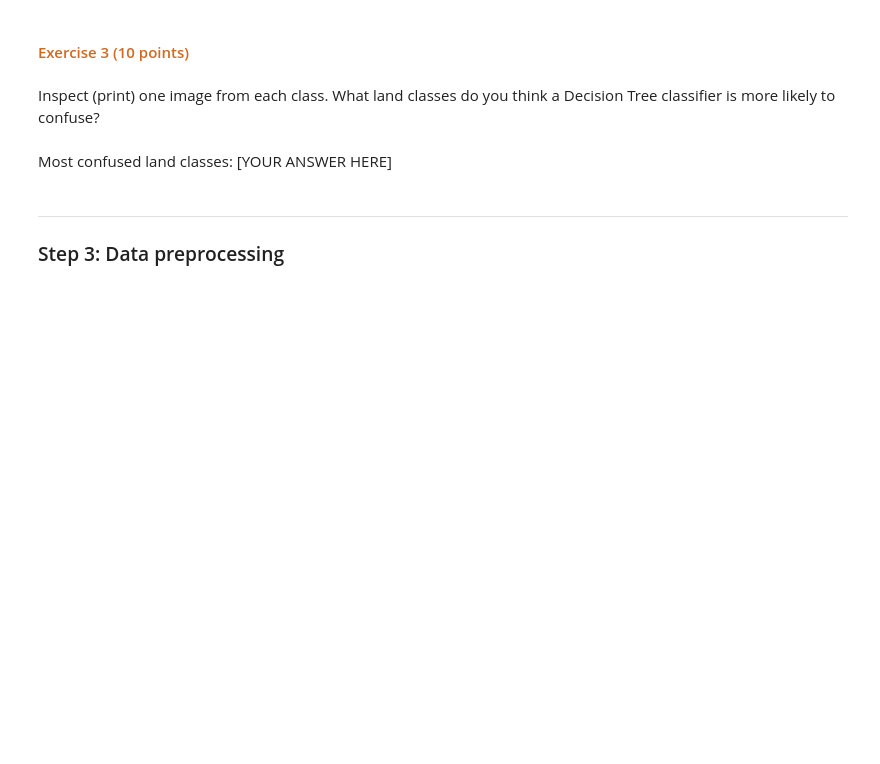
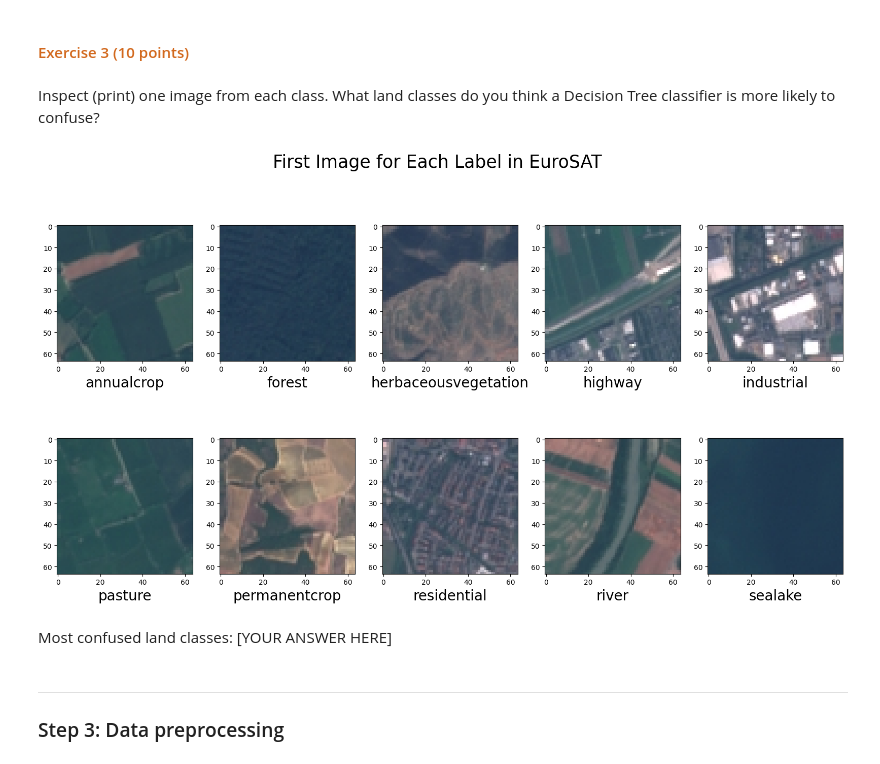
Before and after one commit to dabingougou/207, a Jupyter notebook: week_7/07 Decision Forests.ipynb, the cells around one changed output. Cells and saved outputs as stored; diff of their text form; code cells hidden in the pictures; blank space fills up the shorter version.

```diff
--- a/week_7/07 Decision Forests.ipynb
+++ b/week_7/07 Decision Forests.ipynb
@@ -274,6 +200,36 @@ Comment on class balance: [YOUR ANSWER HERE]
 Inspect (print) one image from each class. What land classes do you think a Decision Tree classifier is more likely to confuse?
 # %%
 # FILL IN CODE HERE #
+
+
+
+first_indice = {label: -1 for label in np.unique(labels)}
+
+# Loop through Y_train_digits to fill in the dict
+for idx, label in enumerate(labels):
+    if first_indice[label] == -1:
+        first_indice[label] = idx
+    #.append(idx)
+    if all(first_indice[label] != -1 for label in first_indice.keys()):
+        break
+
+fig, ax = plt.subplots(2, 5,
+                       figsize=(20, 10))
+
+# Loop through each label, and display first 5 images for each label
+ax = ax.flatten()
+#for key in first_indice.keys():
+for idx, key in enumerate(first_indice.keys()):
+    ax[idx].imshow(images[first_indice[key],:,:])
+
+    ax[idx].set_xlabel(key,
+                            fontsize=20)
+
+fig.suptitle("First Image for Each Label in EuroSAT",
+             fontsize=25)
+plt.show()
+# %% [output]
+[figure, added]
 # %% [markdown]
 Most confused land classes: [YOUR ANSWER HERE]
 # %% [markdown]
```
Also changed, not shown: parts of 10 cells of this notebook.
